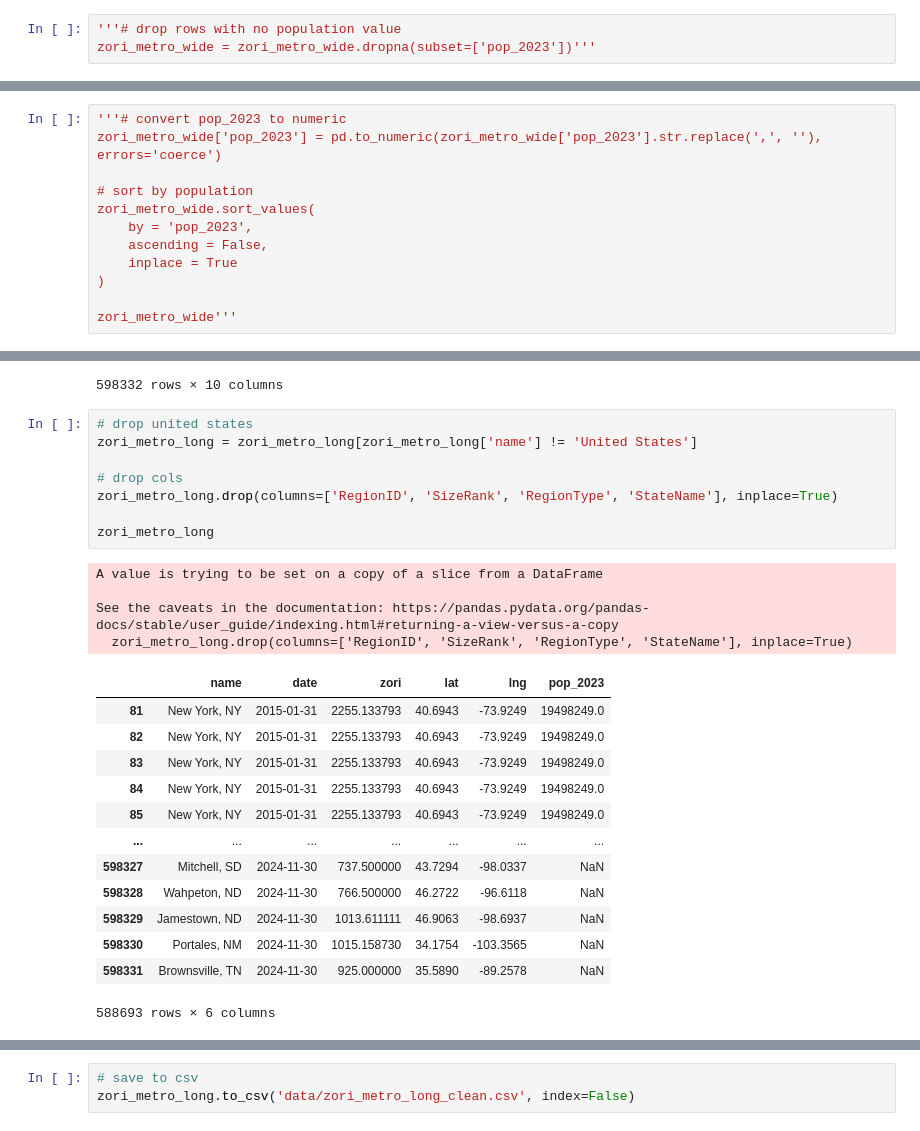
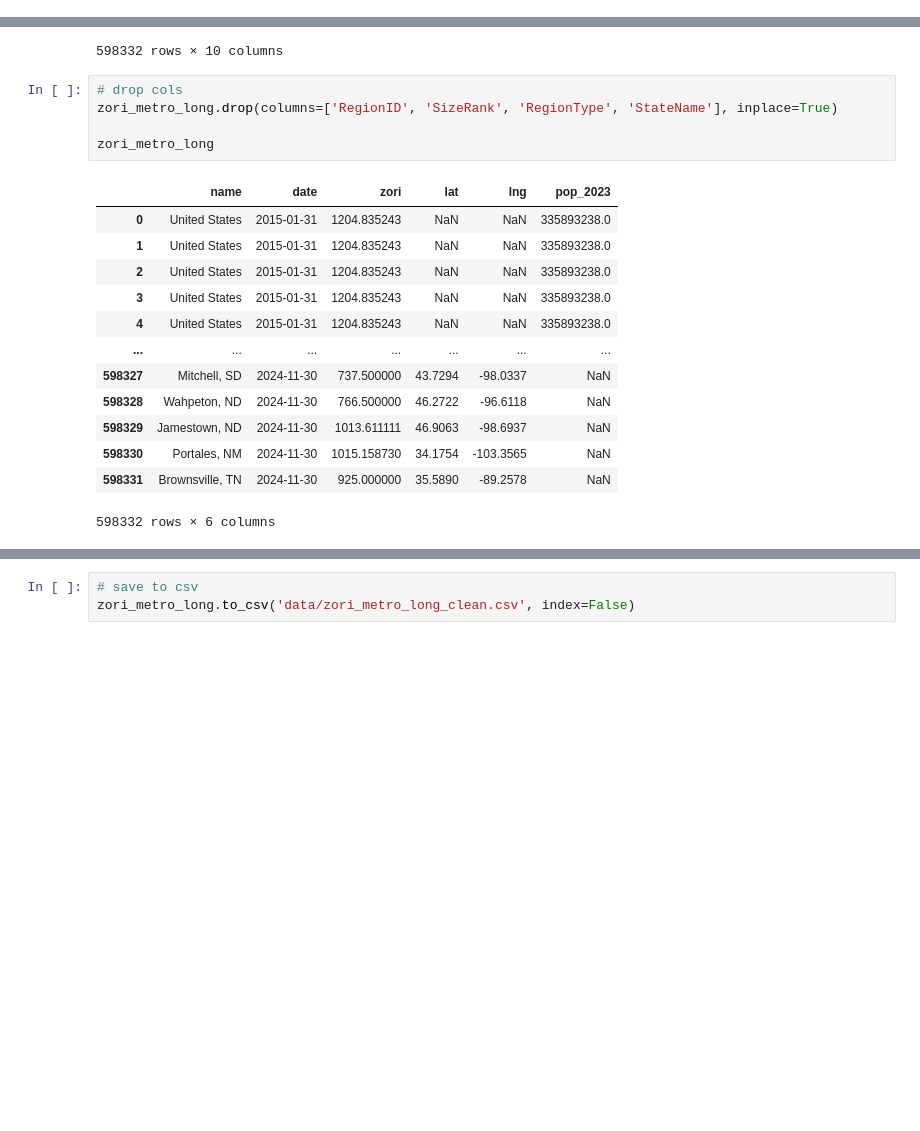
Before and after one commit to gmelmed/gmelmed.github.io, a Jupyter notebook: final_project/zillow_data_cleaning.ipynb, the cells around one changed output, grey strips where cells are left out. Saved outputs shown, nothing was run; the diff lists cells and outputs as text; blank space fills up the shorter version.

Commit message:
data update

```diff
--- a/final_project/zillow_data_cleaning.ipynb
+++ b/final_project/zillow_data_cleaning.ipynb
@@ -20,6 +20,3 @@ zori_metro_wide
 | 625 | 394996 | 915 | Portales, NM | msa | NM | NaN | NaN | NaN | NaN | ... |
 | 626 | 786253 | 921 | Brownsville, TN | msa | TN | NaN | NaN | NaN | NaN | ... |
 627 rows × 124 columns
-# %%
-'''# drop rows with no population value
-zori_metro_wide = zori_metro_wide.dropna(subset=['pop_2023'])'''
@@ -28,12 +22,0 @@ zori_metro_wide = zori_metro_wide.dropna(subset=['pop_2023'])'''
-# %%
-'''# convert pop_2023 to numeric
-zori_metro_wide['pop_2023'] = pd.to_numeric(zori_metro_wide['pop_2023'].str.replace(',', ''), errors='coerce')
-
-# sort by population
-zori_metro_wide.sort_values(
-    by = 'pop_2023',
-    ascending = False,
-    inplace = True
-)
-
-zori_metro_wide'''
@@ -238,31 +193,24 @@ zori_metro_long
 | 598331 | 786253 | 921 | Brownsville, TN | msa | TN | 2024-11-30 | 925.000000 | 35.5890 | -89.2578 | NaN |
 598332 rows × 10 columns
 # %%
-# drop united states
-zori_metro_long = zori_metro_long[zori_metro_long['name'] != 'United States']
-
 # drop cols
 zori_metro_long.drop(columns=['RegionID', 'SizeRank', 'RegionType', 'StateName'], inplace=True)
 
 zori_metro_long
 # %% [output]
+|  | name | date | zori | lat | lng | pop_2023 |
+| 0 | United States | 2015-01-31 | 1204.835243 | NaN | NaN | 335893238.0 |
+| 1 | United States | 2015-01-31 | 1204.835243 | NaN | NaN | 335893238.0 |
+| 2 | United States | 2015-01-31 | 1204.835243 | NaN | NaN | 335893238.0 |
+| 3 | United States | 2015-01-31 | 1204.835243 | NaN | NaN | 335893238.0 |
+| 4 | United States | 2015-01-31 | 1204.835243 | NaN | NaN | 335893238.0 |
+| ... | ... | ... | ... | ... | ... | ... |
+| 598327 | Mitchell, SD | 2024-11-30 | 737.500000 | 43.7294 | -98.0337 | NaN |
+| 598328 | Wahpeton, ND | 2024-11-30 | 766.500000 | 46.2722 | -96.6118 | NaN |
+| 598329 | Jamestown, ND | 2024-11-30 | 1013.611111 | 46.9063 | -98.6937 | NaN |
+| 598330 | Portales, NM | 2024-11-30 | 1015.158730 | 34.1754 | -103.3565 | NaN |
+| 598331 | Brownsville, TN | 2024-11-30 | 925.000000 | 35.5890 | -89.2578 | NaN |
-A value is trying to be set on a copy of a slice from a DataFrame
-
-See the caveats in the documentation: https://pandas.pydata.org/pandas-docs/stable/user_guide/indexing.html#returning-a-view-versus-a-copy
-  zori_metro_long.drop(columns=['RegionID', 'SizeRank', 'RegionType', 'StateName'], inplace=True)
+598332 rows × 6 columns
-|  | name | date | zori | lat | lng | pop_2023 |
-| 81 | New York, NY | 2015-01-31 | 2255.133793 | 40.6943 | -73.9249 | 19498249.0 |
-| 82 | New York, NY | 2015-01-31 | 2255.133793 | 40.6943 | -73.9249 | 19498249.0 |
-| 83 | New York, NY | 2015-01-31 | 2255.133793 | 40.6943 | -73.9249 | 19498249.0 |
-| 84 | New York, NY | 2015-01-31 | 2255.133793 | 40.6943 | -73.9249 | 19498249.0 |
-| 85 | New York, NY | 2015-01-31 | 2255.133793 | 40.6943 | -73.9249 | 19498249.0 |
-| ... | ... | ... | ... | ... | ... | ... |
-| 598327 | Mitchell, SD | 2024-11-30 | 737.500000 | 43.7294 | -98.0337 | NaN |
-| 598328 | Wahpeton, ND | 2024-11-30 | 766.500000 | 46.2722 | -96.6118 | NaN |
-| 598329 | Jamestown, ND | 2024-11-30 | 1013.611111 | 46.9063 | -98.6937 | NaN |
-| 598330 | Portales, NM | 2024-11-30 | 1015.158730 | 34.1754 | -103.3565 | NaN |
-| 598331 | Brownsville, TN | 2024-11-30 | 925.000000 | 35.5890 | -89.2578 | NaN |
-588693 rows × 6 columns
 # %%
 # drop all perfect duplicate rows
 zori_metro_long.drop_duplicates(inplace=True)
```
Also changed, not shown: parts of 7 cells of this notebook, 4 other files.
